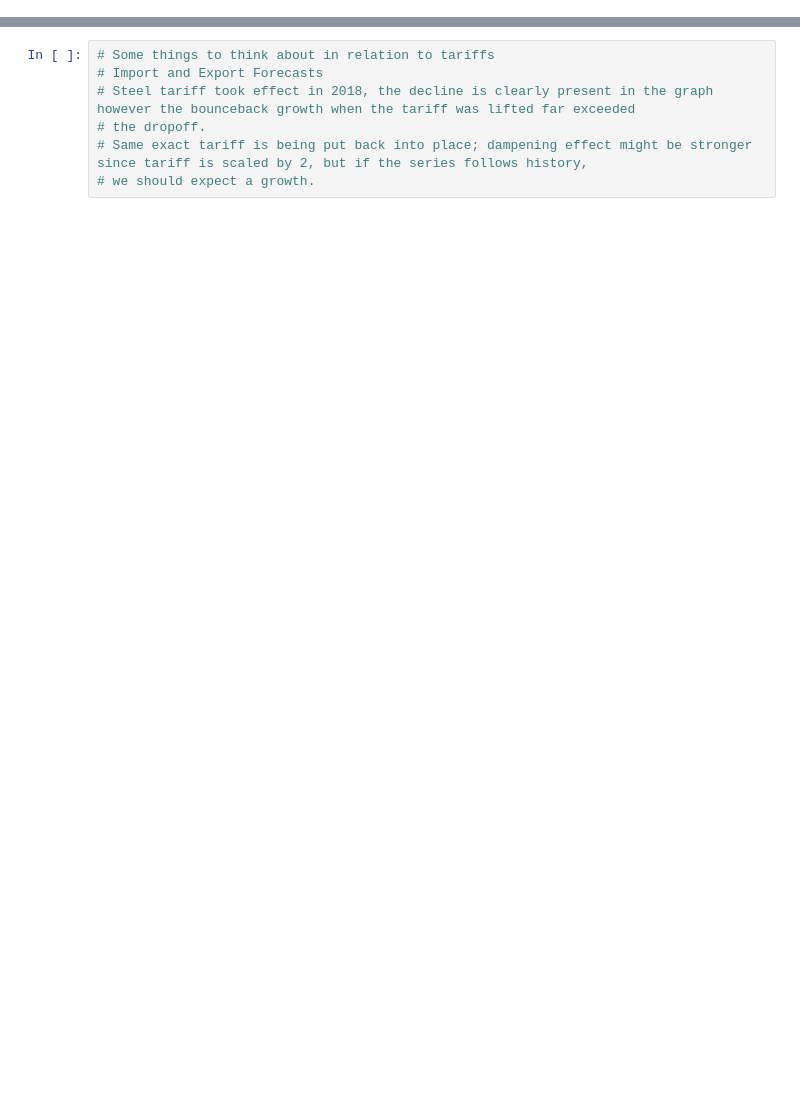
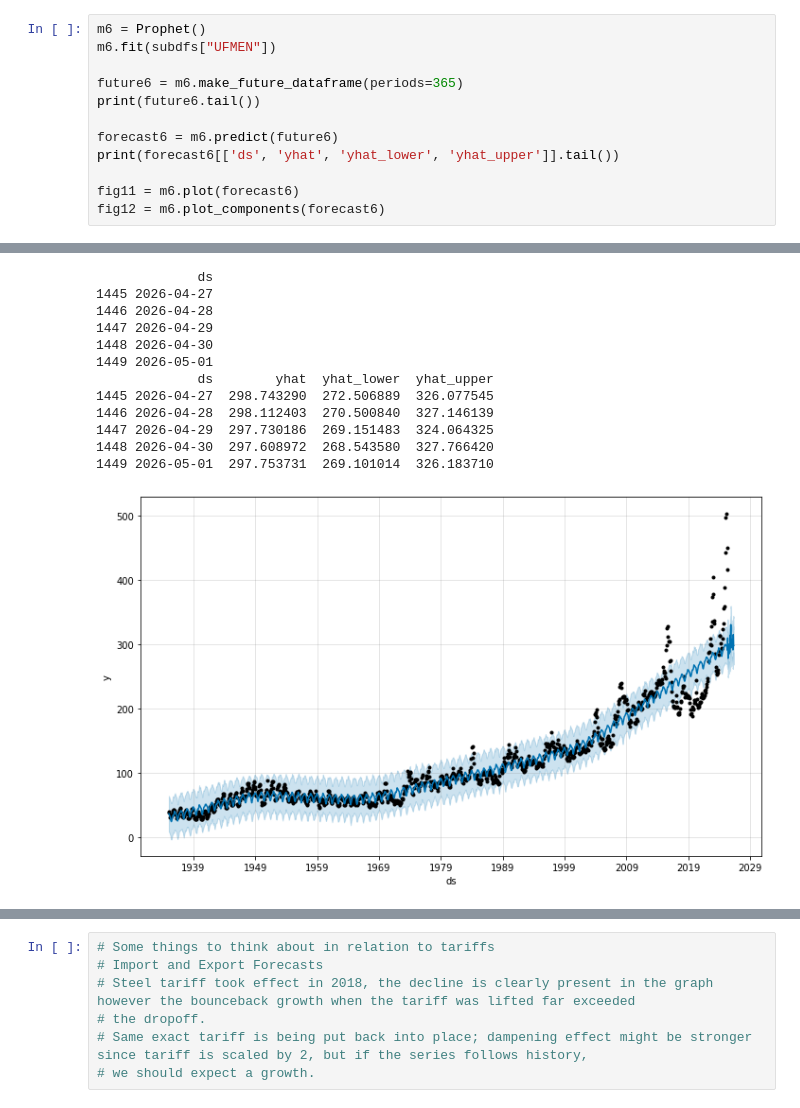
Before and after one commit to ericarmstrong04/VCA, a Jupyter notebook: Relevant Forecasts.ipynb, the cells around one changed output, grey strips where cells are left out. Cells and saved outputs as stored; diff of their text form; blank space fills up the shorter version.

```diff
--- a/Relevant Forecasts.ipynb
+++ b/Relevant Forecasts.ipynb
@@ -159,2 +159,15 @@ fig0 = m5.plot_components(forecast5)
 [figure]
 [figure]
+# %%
+m6 = Prophet()
+m6.fit(subdfs["UFMEN"])
+
+future6 = m6.make_future_dataframe(periods=365)
+print(future6.tail())
+
+forecast6 = m6.predict(future6)
+print(forecast6[['ds', 'yhat', 'yhat_lower', 'yhat_upper']].tail())
+
+fig11 = m6.plot(forecast6)
+fig12 = m6.plot_components(forecast6)
+# %% [output]
@@ -160,0 +176,13 @@ fig0 = m5.plot_components(forecast5)
+             ds
+1445 2026-04-27
+1446 2026-04-28
+1447 2026-04-29
+1448 2026-04-30
+1449 2026-05-01
+             ds        yhat  yhat_lower  yhat_upper
+1445 2026-04-27  298.743290  272.506889  326.077545
+1446 2026-04-28  298.112403  270.500840  327.146139
+1447 2026-04-29  297.730186  269.151483  324.064325
+1448 2026-04-30  297.608972  268.543580  327.766420
+1449 2026-05-01  297.753731  269.101014  326.183710
+[figure, added]
```
Also changed, not shown: parts of 9 cells of this notebook.
